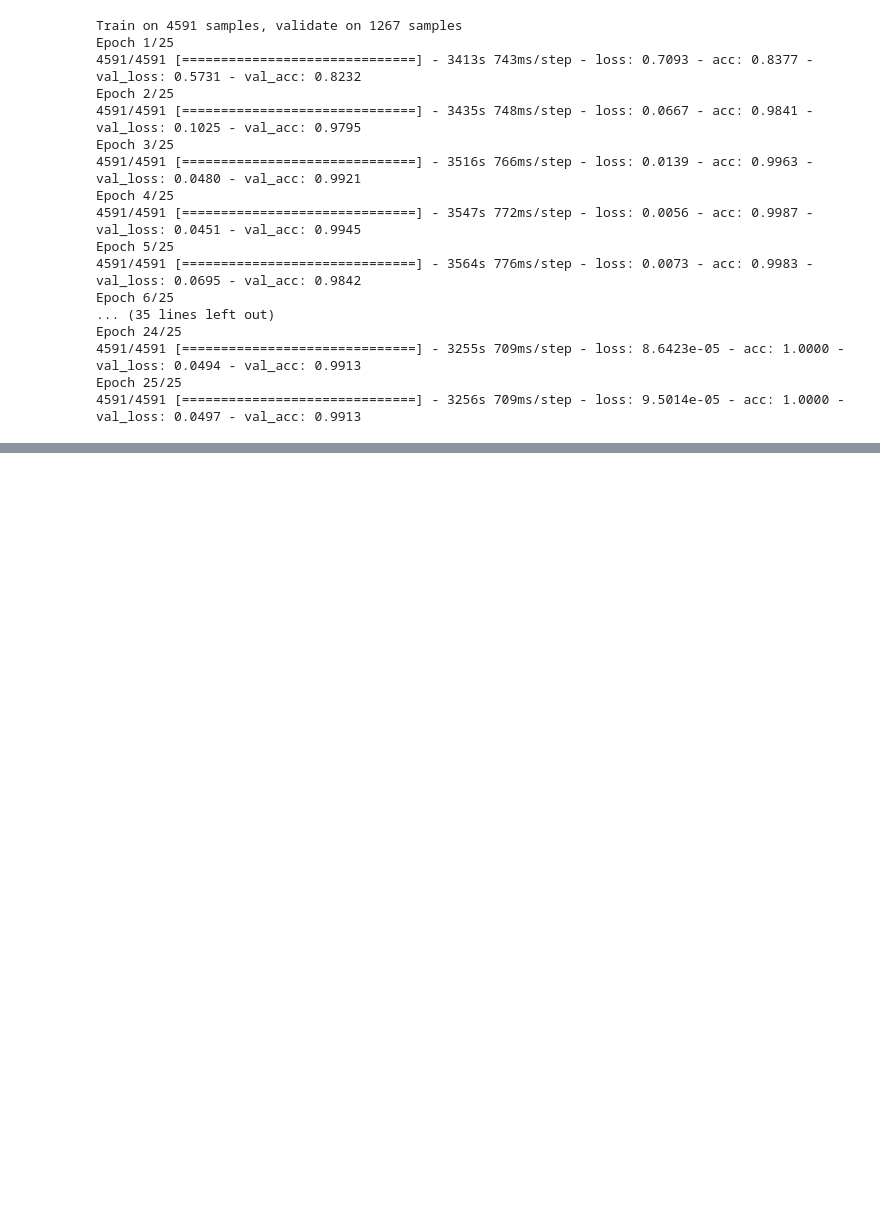
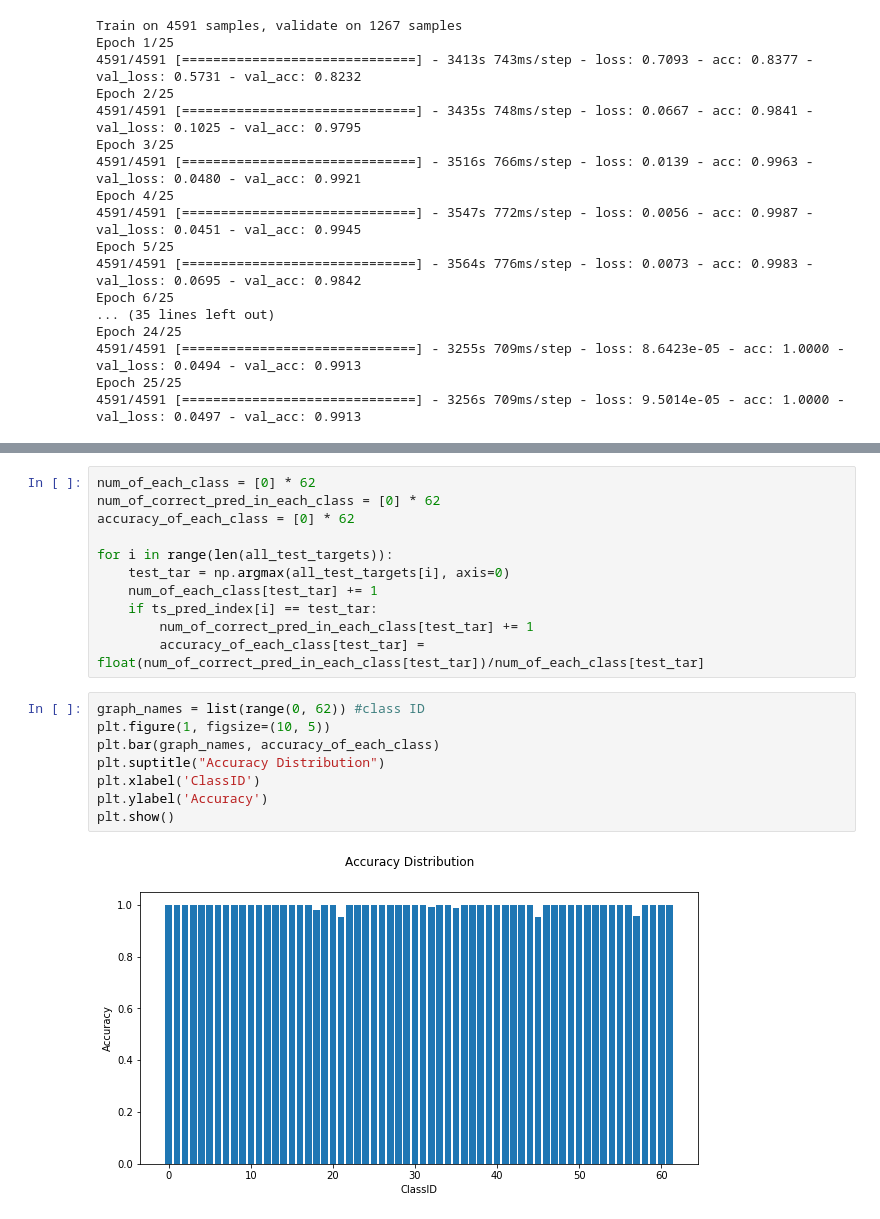
Before and after one commit to kevinsu628/MLND_Traffic_Sign_Recognition, a Jupyter notebook: capstone_tsr.ipynb, the cells around one changed output, grey strips where cells are left out. Saved outputs shown, nothing was run; the diff lists cells and outputs as text; blank space fills up the shorter version.

```diff
--- a/capstone_tsr.ipynb
+++ b/capstone_tsr.ipynb
@@ -560,3 +583,24 @@ Test accuracy: 99.2107%
+# %%
+num_of_each_class = [0] * 62
+num_of_correct_pred_in_each_class = [0] * 62
+accuracy_of_each_class = [0] * 62
+
+for i in range(len(all_test_targets)):
+    test_tar = np.argmax(all_test_targets[i], axis=0)
+    num_of_each_class[test_tar] += 1
+    if ts_pred_index[i] == test_tar:
+        num_of_correct_pred_in_each_class[test_tar] += 1
+        accuracy_of_each_class[test_tar] = float(num_of_correct_pred_in_each_class[test_tar])/num_of_each_class[test_tar]
+# %%
+graph_names = list(range(0, 62)) #class ID
+plt.figure(1, figsize=(10, 5))
+plt.bar(graph_names, accuracy_of_each_class)
+plt.suptitle("Accuracy Distribution")
+plt.xlabel('ClassID')
+plt.ylabel('Accuracy')
+plt.show()
+# %% [output]
+[figure, added]
 # %%
 # example
 # a functiion that predict the traffic sign according to given image
```
Also changed, not shown: parts of 7 cells of this notebook.
